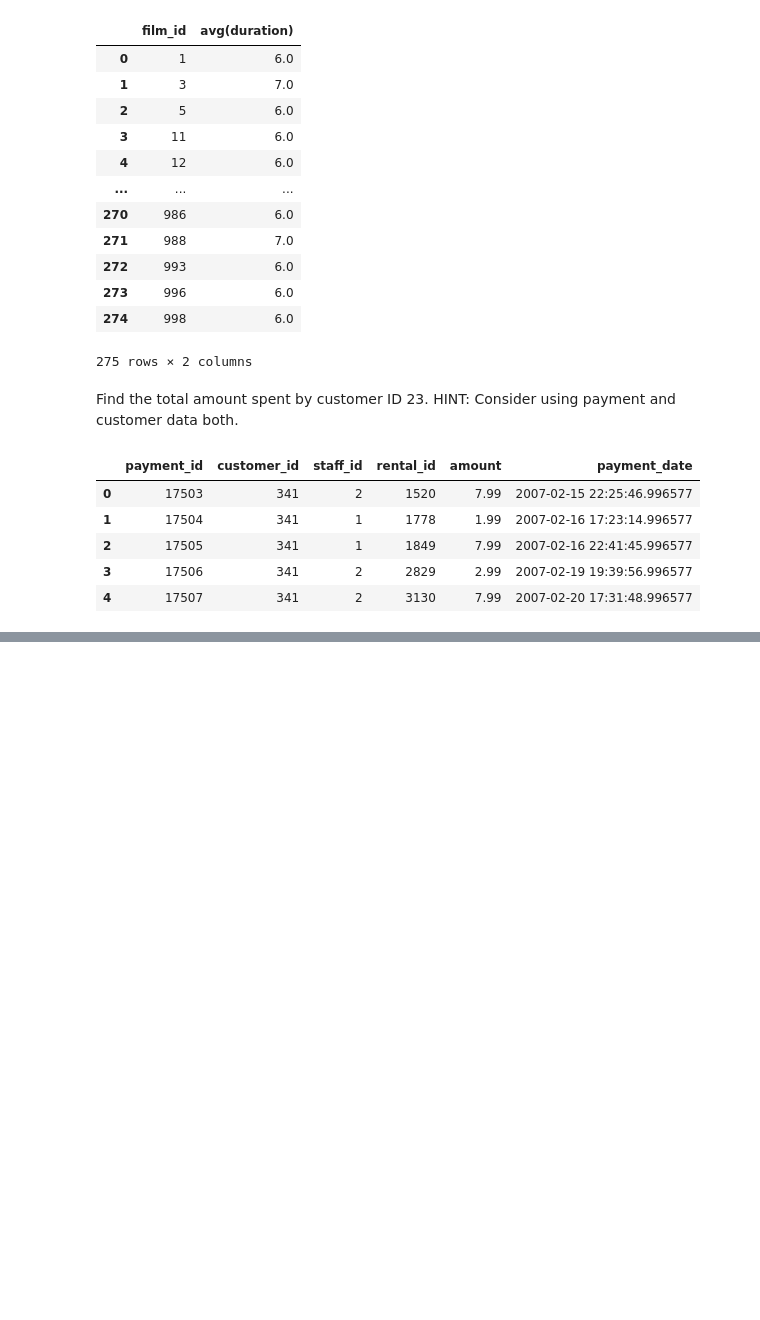
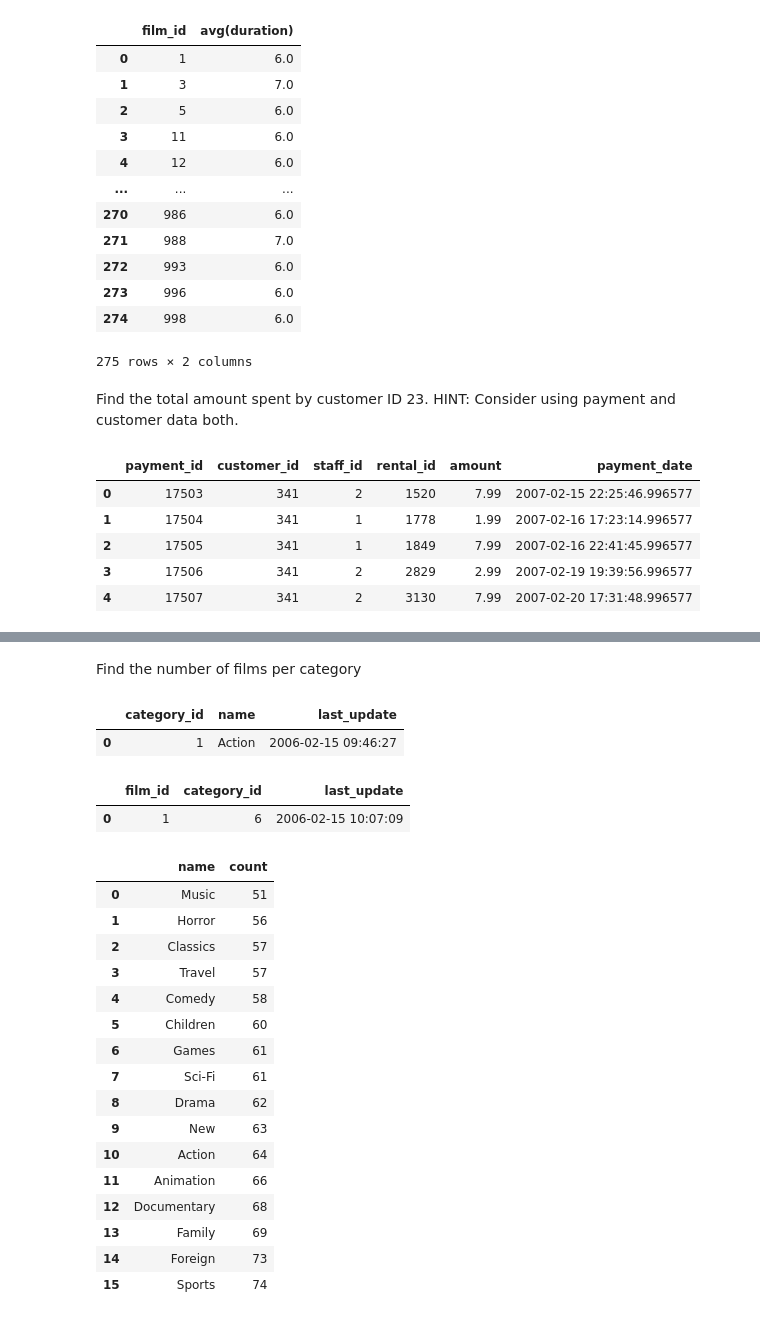
Before and after one commit to bayraktarengin/eurotech_ds, a Jupyter notebook: dvd.ipynb, the cells around one changed output, grey strips where cells are left out. Saved outputs shown, nothing was run; the diff lists cells and outputs as text; code cells hidden in the pictures; blank space fills up the shorter version.

```diff
--- a/dvd.ipynb
+++ b/dvd.ipynb
@@ -466,0 +590,44 @@ sqldf(q)
+# %% [markdown]
+Find the number of films per category
+# %%
+category.head(1)
+# %% [output]
+|  | category_id | name | last_update |
+| 0 | 1 | Action | 2006-02-15 09:46:27 |
+# %%
+film_category.head(1)
+# %% [output]
+|  | film_id | category_id | last_update |
+| 0 | 1 | 6 | 2006-02-15 10:07:09 |
+# %%
+q = """
+
+SELECT
+        c.name, count(*) as count
+        FROM category c
+        INNER JOIN film_category f on c.category_id=f.category_id
+        GROUP BY c.name
+        ORDER BY count
+
+
+    """
+
+sqldf(q)
+# %% [output]
+|  | name | count |
+| 0 | Music | 51 |
+| 1 | Horror | 56 |
+| 2 | Classics | 57 |
+| 3 | Travel | 57 |
+| 4 | Comedy | 58 |
+| 5 | Children | 60 |
+| 6 | Games | 61 |
+| 7 | Sci-Fi | 61 |
+| 8 | Drama | 62 |
+| 9 | New | 63 |
+| 10 | Action | 64 |
+| 11 | Animation | 66 |
+| 12 | Documentary | 68 |
+| 13 | Family | 69 |
+| 14 | Foreign | 73 |
+| 15 | Sports | 74 |
```
Also changed, not shown: parts of 26 cells of this notebook.
